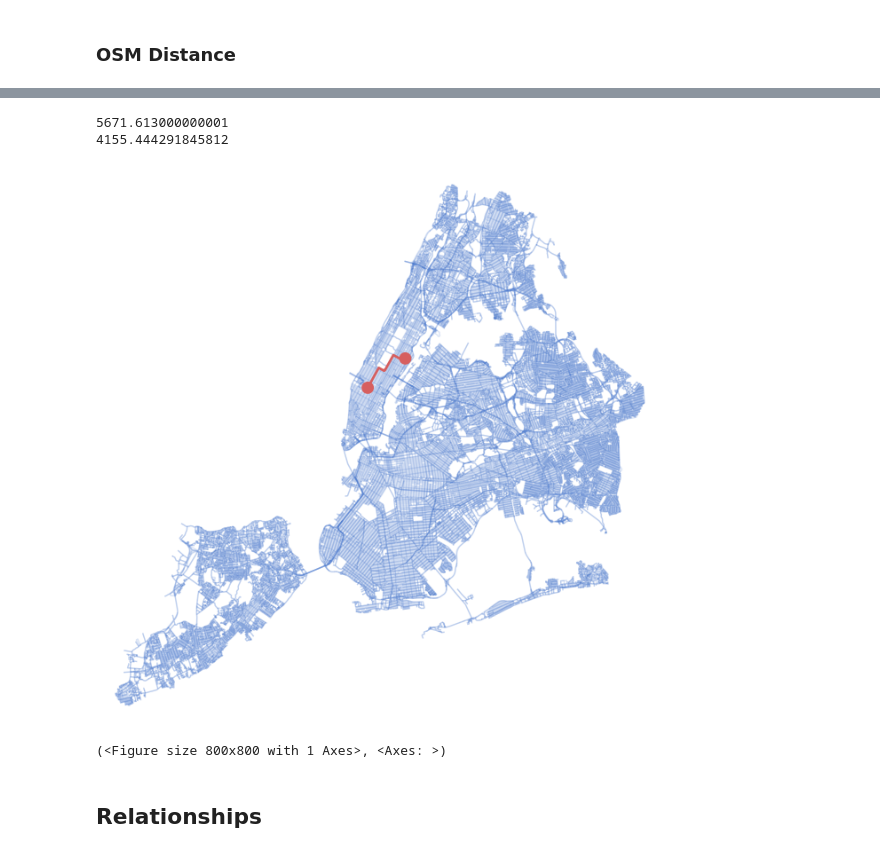
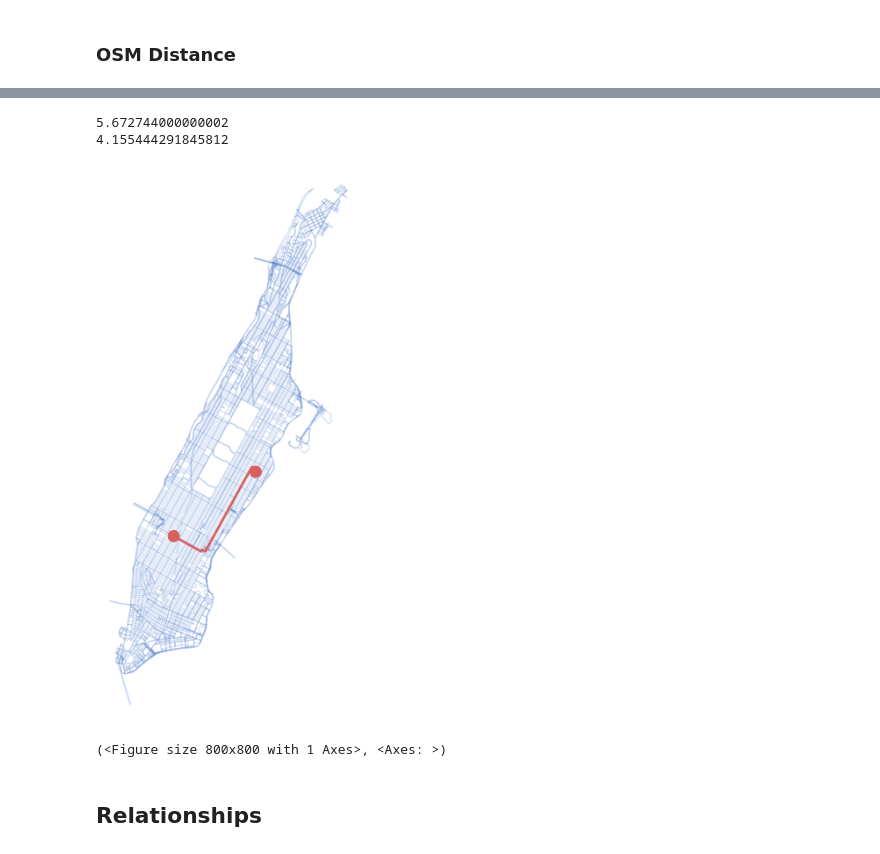
Before and after one commit to ahealion1/Data-Science-Projects, a Jupyter notebook: TaxiFarePrediction/taxi-fare-prediction.ipynb, the cells around one changed output, grey strips where cells are left out. Cells and saved outputs as stored; diff of their text form; code cells hidden in the pictures.

Commit message:
Continue investigating OSM distance

```diff
--- a/TaxiFarePrediction/taxi-fare-prediction.ipynb
+++ b/TaxiFarePrediction/taxi-fare-prediction.ipynb
@@ -426,7 +427,7 @@ taxi['direction'] = direction(taxi)
 # %% [markdown]
 ### OSM Distance
 # %%
-G = ox.graph_from_place('NYC, New York, USA', network_type='drive')
+G = ox.graph_from_place('Manhattan, NY, USA', network_type='drive', simplify=False)
 
-# G = ox.add_edge_speeds(G)
-# G = ox.add_edge_travel_times(G)
+G = ox.add_edge_speeds(G)
+G = ox.add_edge_travel_times(G)
@@ -433,20 +509,19 @@ G = ox.graph_from_place('NYC, New York, USA', network_type='drive')
 # %%
 row = 7
 pickup_node = ox.nearest_nodes(G, Y=taxi.iloc[row]['pickup_latitude'], X=taxi.iloc[row]['pickup_longitude'])
 dropoff_node = ox.nearest_nodes(G, Y=taxi.iloc[row]['dropoff_latitude'], X=taxi.iloc[row]['dropoff_longitude'])
 
 shortest_route = ox.shortest_path(G, pickup_node, dropoff_node, weight='length')
-print(nx.shortest_path_length(G, pickup_node, dropoff_node, weight='length'))
 
-print(taxi.iloc[row]['distance_km'] * 1000)
+print(nx.shortest_path_length(G, pickup_node, dropoff_node, weight='length') / 1000)
+print(taxi.iloc[row]['distance_km'])
+
+display(ox.plot_graph_route(G=G, route=shortest_route, route_color=pal[3], route_linewidth=2, route_alpha=1, edge_color=pal[0], edge_alpha=0.2, bgcolor='w', node_size=0))
 # %% [output]
-5671.613000000001
-4155.444291845812
+5.672744000000002
+4.155444291845812
+[figure, added]
+(<Figure size 800x800 with 1 Axes>, <Axes: >)
-# %%
-ox.plot_graph_route(G=G, route=shortest_route, route_color=pal[3], route_linewidth=2, route_alpha=1, edge_color=pal[0], edge_alpha=0.2, bgcolor='w', node_size=0)
-# %% [output]
-[figure, removed]
-(<Figure size 800x800 with 1 Axes>, <Axes: >)
 # %% [markdown]
 ## Relationships
 # %% [markdown]
```
Also changed, not shown: parts of 3 cells of this notebook, 1 other file.
